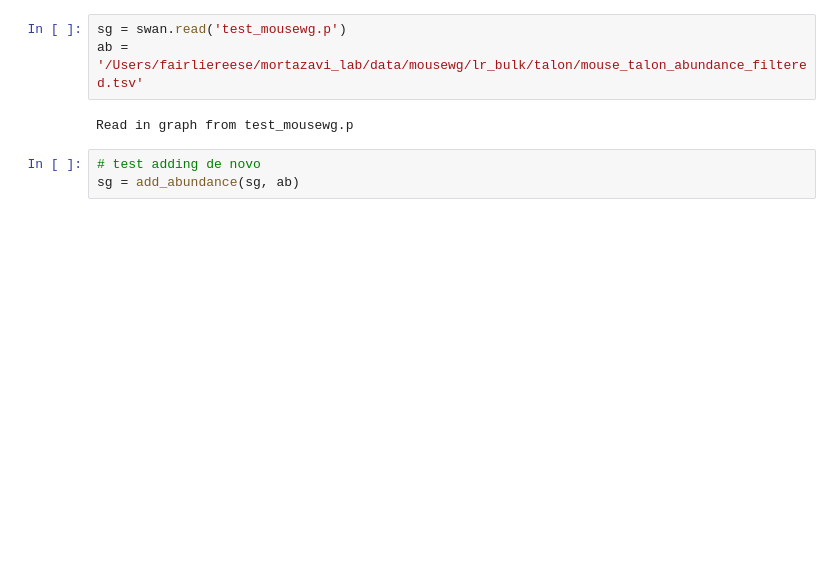
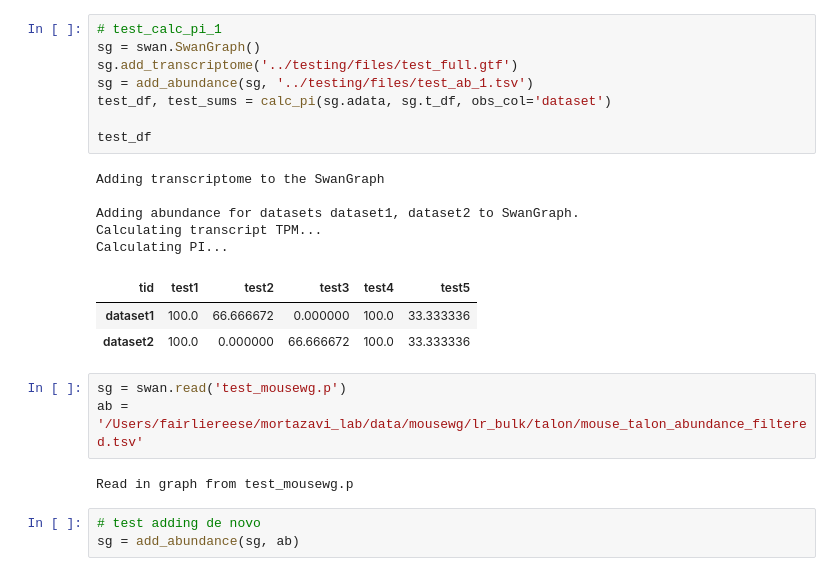
Before and after one commit to mortazavilab/swan_vis, a Jupyter notebook: tutorials/220212_fix_abundance.ipynb, the cells around one changed output. Saved outputs shown, nothing was run; the diff lists cells and outputs as text; blank space fills up the shorter version.

```diff
--- a/tutorials/220212_fix_abundance.ipynb
+++ b/tutorials/220212_fix_abundance.ipynb
@@ -231,3 +509,20 @@ def add_abundance(sg, counts_file):
+# %%
+# test_calc_pi_1
+sg = swan.SwanGraph()
+sg.add_transcriptome('../testing/files/test_full.gtf')
+sg = add_abundance(sg, '../testing/files/test_ab_1.tsv')
+test_df, test_sums = calc_pi(sg.adata, sg.t_df, obs_col='dataset')
+
+test_df
+# %% [output]
+Adding transcriptome to the SwanGraph
+
+Adding abundance for datasets dataset1, dataset2 to SwanGraph.
+Calculating transcript TPM...
+Calculating PI...
+| tid | test1 | test2 | test3 | test4 | test5 |
+| dataset1 | 100.0 | 66.666672 | 0.000000 | 100.0 | 33.333336 |
+| dataset2 | 100.0 | 0.000000 | 66.666672 | 100.0 | 33.333336 |
 # %%
 sg = swan.read('test_mousewg.p')
 ab = '/Users/fairliereese/mortazavi_lab/data/mousewg/lr_bulk/talon/mouse_talon_abundance_filtered.tsv'
```
Also changed, not shown: parts of 21 cells of this notebook, 6 other files.
